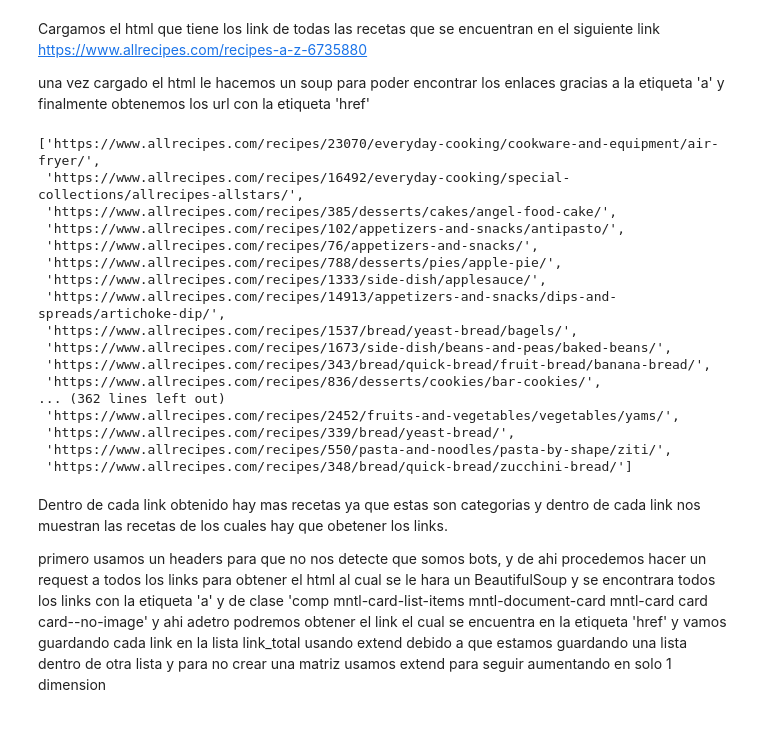
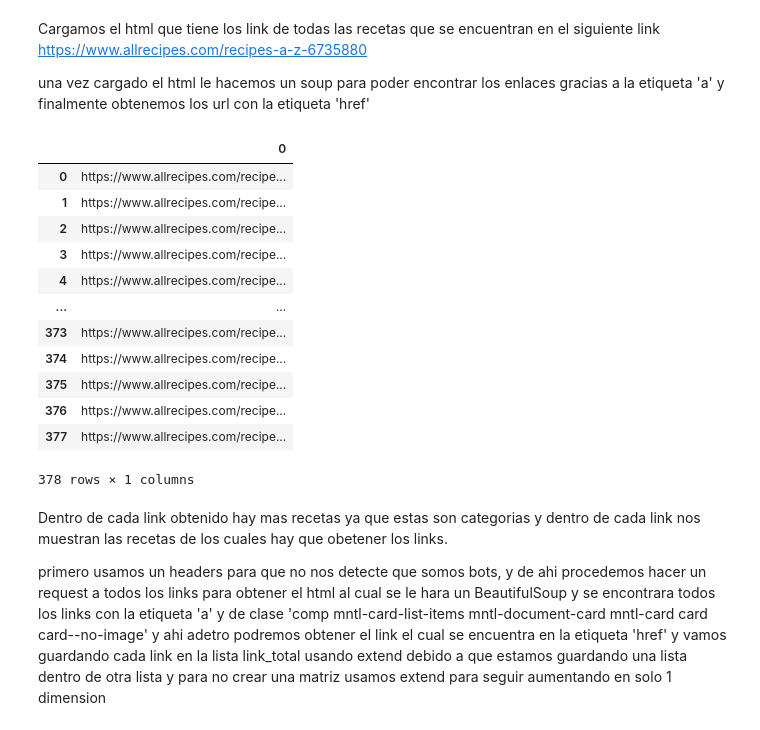
Before and after one commit to cesarduque26/recuperacion-informacion, a Jupyter notebook: 08_web_scrapping/web_scrapping.ipynb, the cells around one changed output. Cells and saved outputs as stored; diff of their text form; code cells hidden in the pictures.

```diff
--- a/08_web_scrapping/web_scrapping.ipynb
+++ b/08_web_scrapping/web_scrapping.ipynb
@@ -15,32 +15,28 @@ una vez cargado el html le hacemos un soup para poder encontrar los enlaces grac
 # %%
 # Cargar el archivo HTML
 with open('codigo.html', 'r', encoding='utf-8') as file:
     soup = BeautifulSoup(file, 'html.parser')
 
 # Encontrar todos los enlaces
 links = soup.find_all('a')
 
 # Extraer los href de cada enlace
 urls = [link.get('href') for link in links]
-urls
+pd.DataFrame(urls)
 # %% [output]
+|  | 0 |
+| 0 | https://www.allrecipes.com/recipe... |
+| 1 | https://www.allrecipes.com/recipe... |
+| 2 | https://www.allrecipes.com/recipe... |
+| 3 | https://www.allrecipes.com/recipe... |
+| 4 | https://www.allrecipes.com/recipe... |
+| ... | ... |
+| 373 | https://www.allrecipes.com/recipe... |
+| 374 | https://www.allrecipes.com/recipe... |
+| 375 | https://www.allrecipes.com/recipe... |
+| 376 | https://www.allrecipes.com/recipe... |
+| 377 | https://www.allrecipes.com/recipe... |
-['https://www.allrecipes.com/recipes/23070/everyday-cooking/cookware-and-equipment/air-fryer/',
- 'https://www.allrecipes.com/recipes/16492/everyday-cooking/special-collections/allrecipes-allstars/',
- 'https://www.allrecipes.com/recipes/385/desserts/cakes/angel-food-cake/',
- 'https://www.allrecipes.com/recipes/102/appetizers-and-snacks/antipasto/',
- 'https://www.allrecipes.com/recipes/76/appetizers-and-snacks/',
- 'https://www.allrecipes.com/recipes/788/desserts/pies/apple-pie/',
- 'https://www.allrecipes.com/recipes/1333/side-dish/applesauce/',
- 'https://www.allrecipes.com/recipes/14913/appetizers-and-snacks/dips-and-spreads/artichoke-dip/',
- 'https://www.allrecipes.com/recipes/1537/bread/yeast-bread/bagels/',
- 'https://www.allrecipes.com/recipes/1673/side-dish/beans-and-peas/baked-beans/',
- 'https://www.allrecipes.com/recipes/343/bread/quick-bread/fruit-bread/banana-bread/',
- 'https://www.allrecipes.com/recipes/836/desserts/cookies/bar-cookies/',
-... (362 lines left out)
- 'https://www.allrecipes.com/recipes/2452/fruits-and-vegetables/vegetables/yams/',
- 'https://www.allrecipes.com/recipes/339/bread/yeast-bread/',
- 'https://www.allrecipes.com/recipes/550/pasta-and-noodles/pasta-by-shape/ziti/',
- 'https://www.allrecipes.com/recipes/348/bread/quick-bread/zucchini-bread/']
+378 rows × 1 columns
 # %% [markdown]
 Dentro de cada link obtenido hay mas recetas ya que estas son categorias y dentro de cada link nos muestran las recetas de los cuales hay que obetener los links.
 
```
